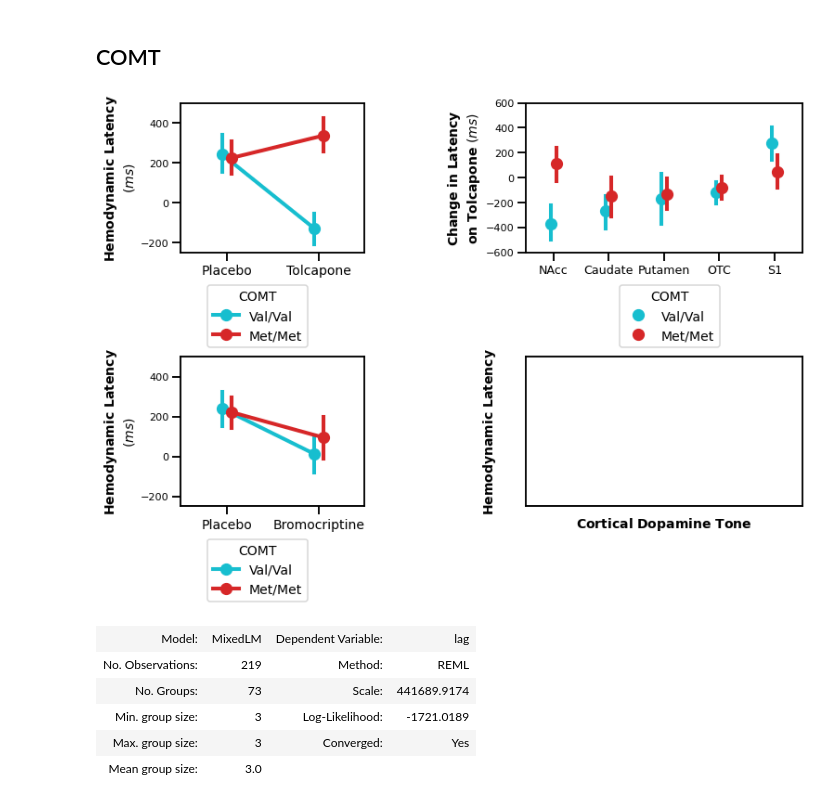
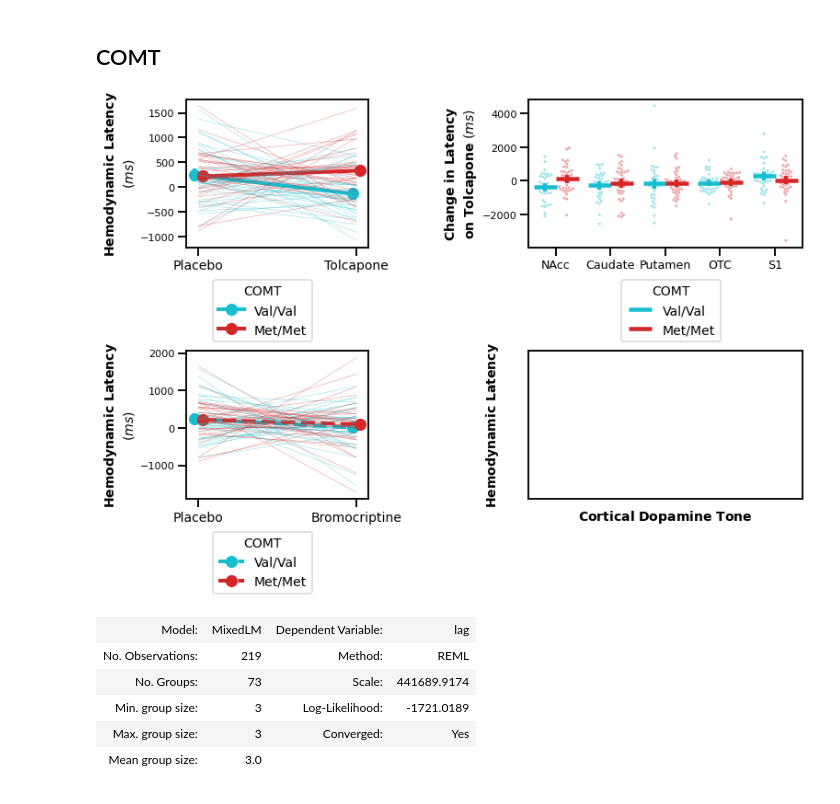
Before and after one commit to iancballard/hemodynamic_latency, a Jupyter notebook: fig3_paper.ipynb, the cells around one changed output. Drawn from its saved outputs; the diff is of its cells as text; code cells hidden in the pictures.

Commit message:
updated plots to show distributions

```diff
--- a/fig3_paper.ipynb
+++ b/fig3_paper.ipynb
@@ -125,6 +125,12 @@ sns.color_palette()
  (0.4980392156862745, 0.4980392156862745, 0.4980392156862745),
  (0.7372549019607844, 0.7411764705882353, 0.13333333333333333),
  (0.09019607843137255, 0.7450980392156863, 0.8117647058823529)]
+# %%
+hue_map = {'A1-':sns.color_palette()[4], 'A1+':sns.color_palette()[1]}
+lags['drd2_palette'] = [hue_map[x] for x in lags['DRD2']]
+
+hue_map = {'Val/Val':sns.color_palette()[9], 'Met/Met':sns.color_palette()[3]}
+lags['comt_palette'] = [hue_map[x] for x in lags['COMT']]
 # %%
 #plotting settings
 fontsize = 14
@@ -406,8 +438,8 @@ for i in range(2):
 ##################
 ####Top Left######
 ##################
-plac= lags[lags['drug'] != 'tolc']
-plac= lags[lags['roi'] == 'VST']
+plac= lags[lags['drug'] != 'brom']
+plac= plac[plac['roi'] == 'VST']
 
 
 sns.pointplot(x = 'Drug',
@@ -415,12 +447,21 @@ sns.pointplot(x = 'Drug',
               hue = 'COMT',
             order = ['Placebo','Tolcapone'],
                           hue_order = ['Val/Val','Met/Met'],
-              errorbar=('ci', 68),
-              dodge = .1,
+              errorbar='se',
+              dodge = .05,
             palette = [sns.color_palette()[9],sns.color_palette()[3]],
                    ax = ax[0][0],
              data=plac)
-ax[0,0].set_ylim([-250, 500])
+
+sns.lineplot(x = 'Drug',
+             y = 'lag_within',
+              hue = 'subject',
+             legend = False,
+             linewidth = .25,
+            palette = list(plac.loc[plac['Drug'] == 'Placebo','comt_palette']),
+            ax = ax[0][0],
+             data=plac)
+
 ax[0][0].set(ylabel = '$\\bf{Hemodynamic\ Latency}$\n$\it{(ms)}$',
             xlabel = '')
 ax[0][0].tick_params(axis = 'x',
@@ -432,22 +473,39 @@ sns.move_legend(ax[0][0], "upper right",bbox_to_anchor=(.725,-.175))
 ##################
 ####Top Right######
 ##################
+
+sns.swarmplot(x = 'roi',
+             y = 'tolc_diff',
+             hue = 'COMT',
+                            hue_order = ['Val/Val','Met/Met'],
+             palette = [sns.color_palette()[9],sns.color_palette()[3]],
+              order = ['NAcc','Caudate','Putamen','OTC','S1'],
+            dodge = True,
+             alpha = .4,
+              legend = False,
+              size = 3,
+             ax = ax[0][1],
+             data = means_df)
 sns.pointplot(x = 'roi',
              y = 'tolc_diff',
              hue = 'COMT',
-              errorbar=('ci', 68),
+                            hue_order = ['Val/Val','Met/Met'],
+             palette = [sns.color_palette()[9],sns.color_palette()[3]],
+              order = ['NAcc','Caudate','Putamen','OTC','S1'],
+              errorbar = 'se',
+              dodge = .4,
               linestyle='none',
-                            hue_order = ['Val/Val','Met/Met'],
-            palette = [sns.color_palette()[9],sns.color_palette()[3]],
-              order = ['NAcc','Caudate','Putamen','OTC','S1'],
-              dodge = .1,
+              marker="_",
+              markersize=25,
+              markeredgewidth=4.5,
               ax = ax[0][1],
              data = means_df)
+
+
 ax[0][1].set(ylabel = '$\\bf{Change\ in\ Latency}$\n$\\bf{on\ Tolcapone\ }$$\it{(ms)}$',
             xlabel = '')
 ax[0][1].tick_params(axis = 'x',
                     labelsize=fontsize*.9)
-ax[0,1].set_ylim([-600, 600])
 sns.move_legend(ax[0][1], "upper right",bbox_to_anchor=(.725,-.175))
 
 
@@ -457,44 +515,53 @@ sns.move_legend(ax[0][1], "upper right",bbox_to_anchor=(.725,-.175))
 ####Bottom Left####
 ##################
 plac= lags[lags['drug'] != 'tolc']
-plac= lags[lags['roi'] == 'VST']
+plac= plac[plac['roi'] == 'VST']
 sns.pointplot(x = 'Drug',
              y = 'lag_within',
               hue = 'COMT',
               hue_order = ['Val/Val','Met/Met'],
             order = ['Placebo','Bromocriptine'],
-              errorbar=('ci', 68),
-              dodge = .1,
+              errorbar='se',
+                            linestyle = '--',
+              dodge = .05,
             palette = [sns.color_palette()[9],sns.color_palette()[3]],
                    ax = ax[1][0],
              data=plac)
+sns.lineplot(x = 'Drug',
+             y = 'lag_within',
+              hue = 'subject',
+             legend = False,
+             linewidth = .25,
+            palette = list(plac.loc[plac['Drug'] == 'Placebo','comt_palette']),
+            ax = ax[1][0],
+             data=plac)
+
 
 ax[1][0].set(ylabel = '$\\bf{Hemodynamic\ Latency}$\n$\it{(ms)}$',
             xlabel = '')
 ax[1][0].tick_params(axis = 'x',
                     labelsize=fontsize)
 ax[1][0].xaxis.get_label().set_fontsize(ticksize)
 sns.move_legend(ax[1][0], "upper right",bbox_to_anchor=(.725,-.175))
-ax[1,0].set_ylim([-250, 500])
 
 
 ax[1,1].set_xticks([])
 ax[1,1].set_yticks([])
 ax[1,1].set(ylabel = '$\\bf{Hemodynamic\ Latency}$')
 ax[1,1].set(xlabel = '$\\bf{Cortical\ Dopamine\ Tone}$')
 ax[1,1].yaxis.labelpad = 30
 ax[1,1].xaxis.labelpad = 10
 ##################
 ####Saving########
 ##################
 
 plt.subplots_adjust(hspace = .7,
                    wspace= .7)
 plt.savefig('../figs/paper/fig2_figs_Supplement.png',
                             bbox_inches = 'tight',
             dpi = 300)
 # %% [output]
-[figure, old version]
+[figure, new version]
 # %%
 model_lags = lags[lags['roi'] == 'VST'].dropna(subset = ['lag','COMT'])
 
```
Also changed, not shown: parts of 19 cells of this notebook, 3 other files.
